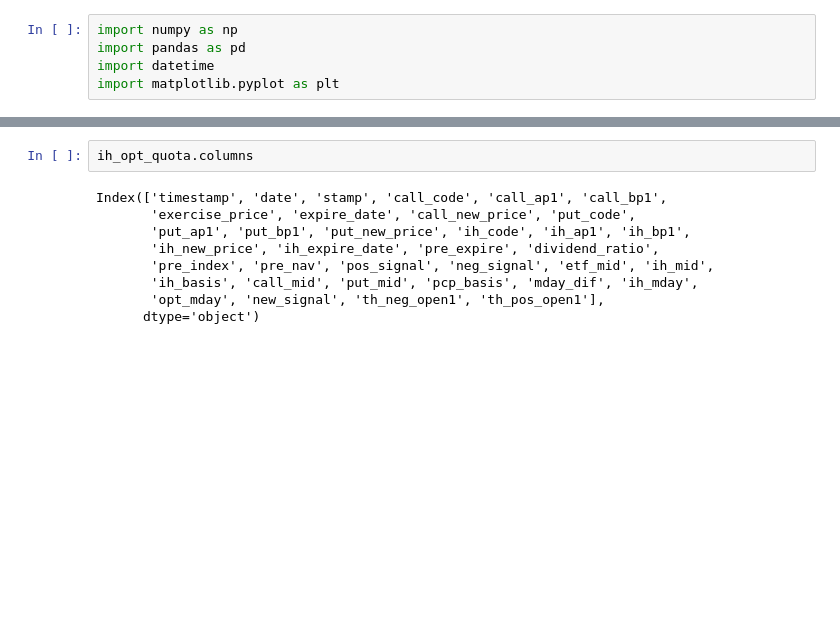
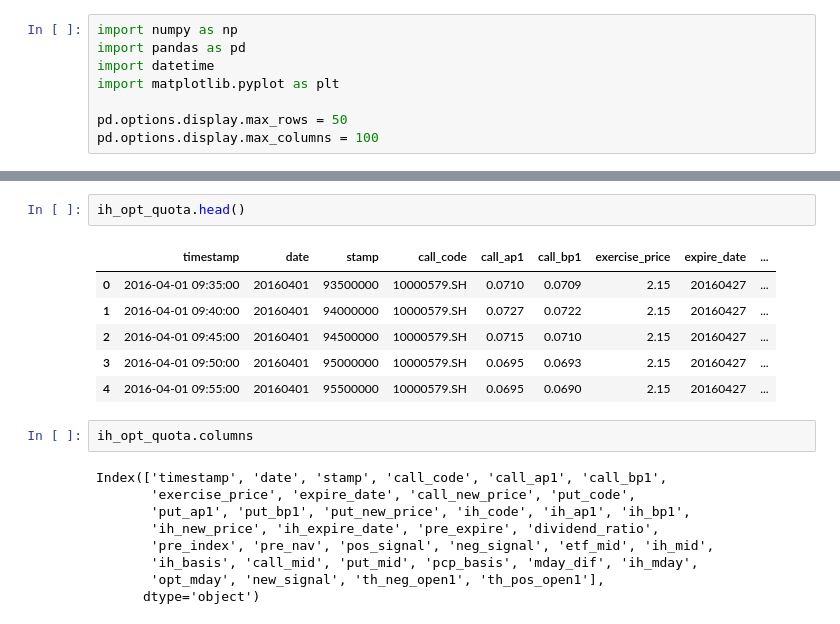
Before and after one commit to danielyang1009/planetary-engine, a Jupyter notebook: back test-IH-5min-share.ipynb, the cells around one changed output, grey strips where cells are left out. Saved outputs shown, nothing was run; the diff lists cells and outputs as text; blank space fills up the shorter version.

```diff
--- a/back test-IH-5min-share.ipynb
+++ b/back test-IH-5min-share.ipynb
@@ -26,4 +34,7 @@ import numpy as np
 import pandas as pd
 import datetime
 import matplotlib.pyplot as plt
+
+pd.options.display.max_rows = 50
+pd.options.display.max_columns = 100
 # %%
@@ -38,3 +52,12 @@ ih_opt_quota=pd.read_hdf('ih_opt_quota.h5')
+# %%
+ih_opt_quota.head()
+# %% [output]
+|  | timestamp | date | stamp | call_code | call_ap1 | call_bp1 | exercise_price | expire_date | ... |
+| 0 | 2016-04-01 09:35:00 | 20160401 | 93500000 | 10000579.SH | 0.0710 | 0.0709 | 2.15 | 20160427 | ... |
+| 1 | 2016-04-01 09:40:00 | 20160401 | 94000000 | 10000579.SH | 0.0727 | 0.0722 | 2.15 | 20160427 | ... |
+| 2 | 2016-04-01 09:45:00 | 20160401 | 94500000 | 10000579.SH | 0.0715 | 0.0710 | 2.15 | 20160427 | ... |
+| 3 | 2016-04-01 09:50:00 | 20160401 | 95000000 | 10000579.SH | 0.0695 | 0.0693 | 2.15 | 20160427 | ... |
+| 4 | 2016-04-01 09:55:00 | 20160401 | 95500000 | 10000579.SH | 0.0695 | 0.0690 | 2.15 | 20160427 | ... |
 # %%
 ih_opt_quota.columns
 # %% [output]
```
Also changed, not shown: parts of 18 cells of this notebook.
